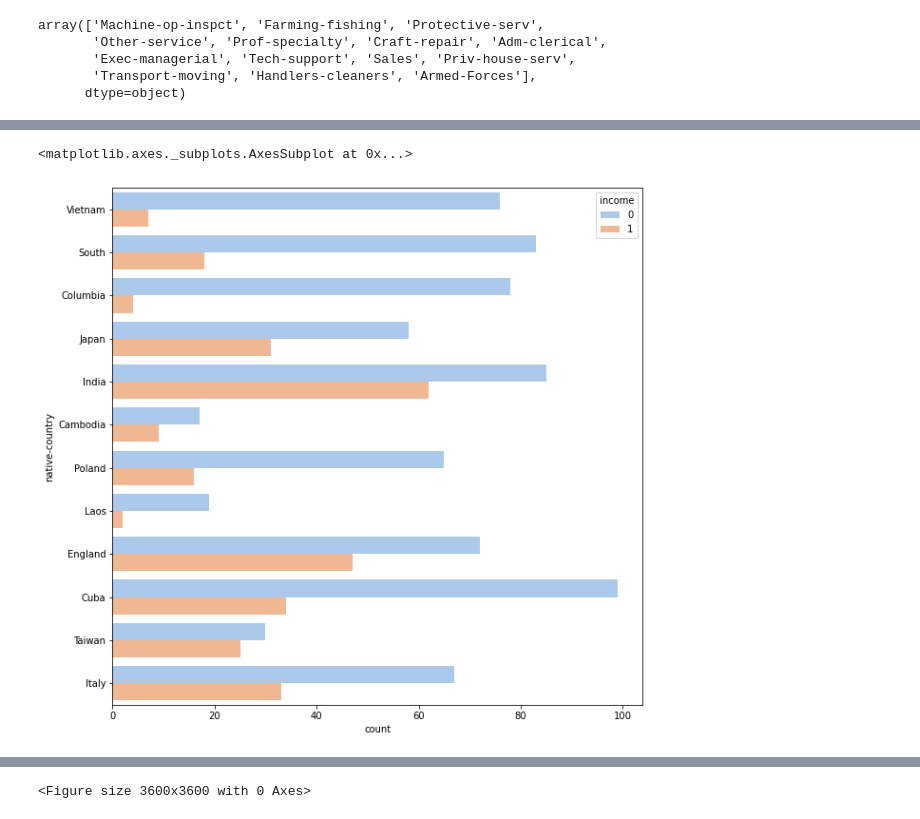
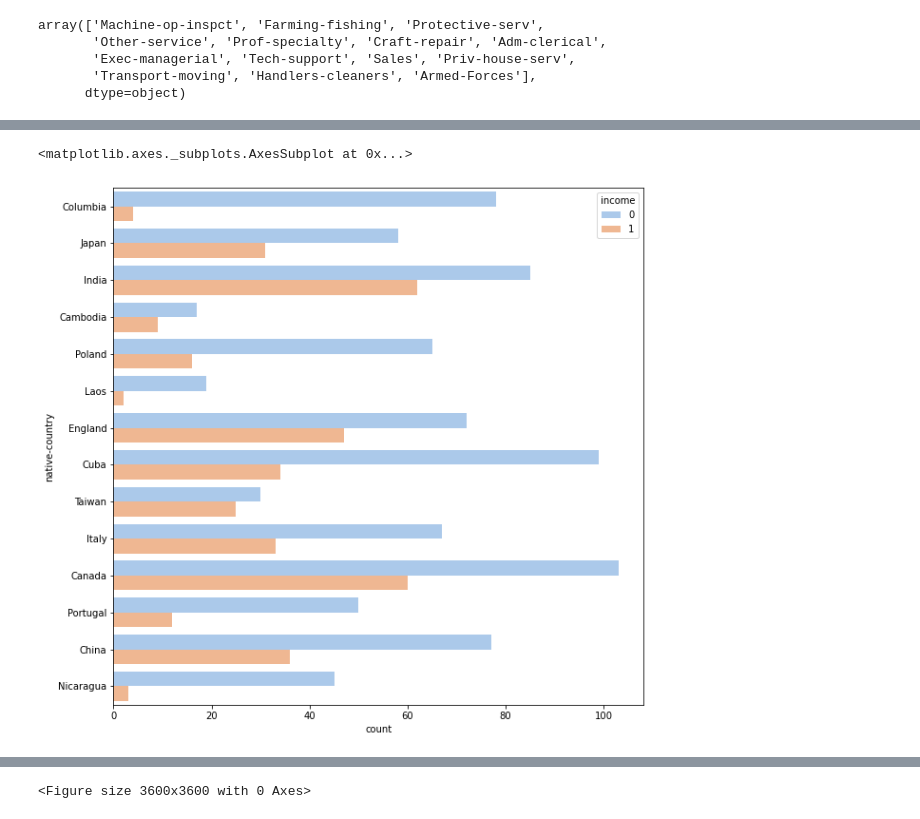
Before and after one commit to umamohantm/springboard, a Jupyter notebook: Story telling/Adult_Income.ipynb, the cells around one changed output, grey strips where cells are left out. Drawn from its saved outputs; the diff is of its cells as text; code cells hidden in the pictures.

```diff
--- a/Story telling/Adult_Income.ipynb
+++ b/Story telling/Adult_Income.ipynb
@@ -139,6 +139,6 @@ sns.countplot(y="native-country", hue="income",data=df[(df['native-country']=='U
 # %%
 plt.figure(figsize=(10,10))
-sns.countplot(y="native-country", hue="income",data=df[(df['native-country']=='Vietnam') |(df['native-country']=='South') | (df['native-country']=='Columbia') | (df['native-country']== 'Japan')| (df['native-country']=='India') | (df['native-country']== 'Cambodia') | (df['native-country']== 'Poland') | (df['native-country']== 'Laos') | (df['native-country']=='England') | (df['native-country']=='Cuba') | (df['native-country']== 'Taiwan') | (df['native-country']== 'Italy')],palette="pastel")
+sns.countplot(y="native-country", hue="income",data=df[(df['native-country']=='Columbia') | (df['native-country']== 'Japan')| (df['native-country']=='India') | (df['native-country']== 'Cambodia') | (df['native-country']== 'Poland') | (df['native-country']== 'Laos') | (df['native-country']=='England') | (df['native-country']=='Cuba') | (df['native-country']== 'Taiwan') | (df['native-country']== 'Italy') | (df['native-country']=='Canada') |(df['native-country']=='Portugal')  | (df['native-country']=='China') | (df['native-country']== 'Nicaragua')],palette="pastel")
 # %% [output]
 <matplotlib.axes._subplots.AxesSubplot at 0x...>
-[figure, old version]
+[figure, new version]
```
Also changed, not shown: parts of 4 cells of this notebook.
